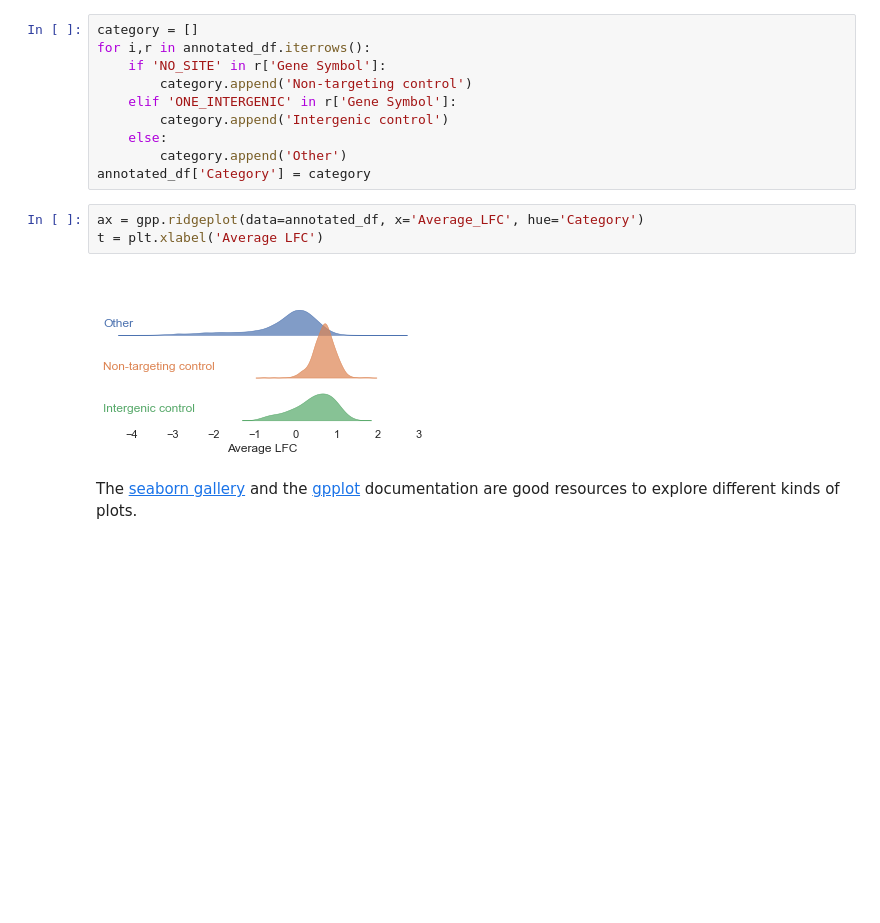
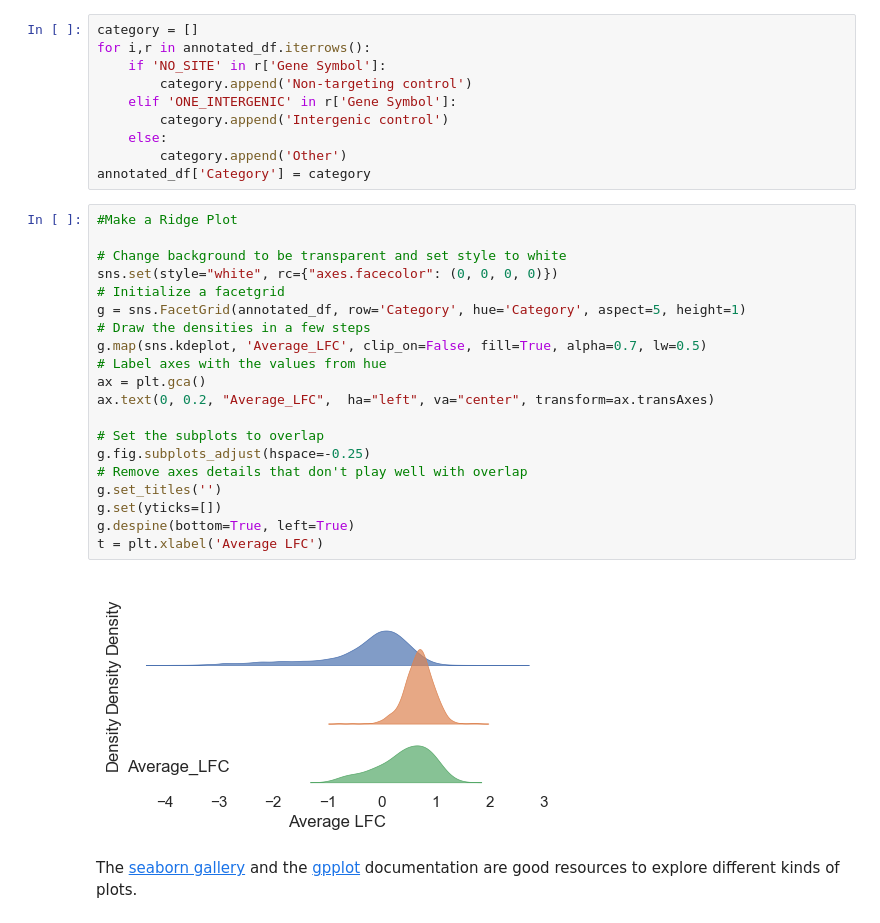
Before and after one commit to broadinstitute/computational-resources, a Jupyter notebook: 02_Data_Analysis_with_Python/02_Visualization/Visualization_Packages.ipynb, the cells around one changed output. Drawn from its saved outputs; the diff is of its cells as text; blank space fills up the shorter version.

```diff
--- a/02_Data_Analysis_with_Python/02_Visualization/Visualization_Packages.ipynb
+++ b/02_Data_Analysis_with_Python/02_Visualization/Visualization_Packages.ipynb
@@ -96,11 +96,28 @@ for i,r in annotated_df.iterrows():
     else:
         category.append('Other')
 annotated_df['Category'] = category
-# %%
-ax = gpp.ridgeplot(data=annotated_df, x='Average_LFC', hue='Category')
-t = plt.xlabel('Average LFC')
-# %% [output]
-[figure, removed]
+# %%
+#Make a Ridge Plot
+
+# Change background to be transparent and set style to white
+sns.set(style="white", rc={"axes.facecolor": (0, 0, 0, 0)})
+# Initialize a facetgrid
+g = sns.FacetGrid(annotated_df, row='Category', hue='Category', aspect=5, height=1)
+# Draw the densities in a few steps
+g.map(sns.kdeplot, 'Average_LFC', clip_on=False, fill=True, alpha=0.7, lw=0.5)
+# Label axes with the values from hue
+ax = plt.gca()
+ax.text(0, 0.2, "Average_LFC",  ha="left", va="center", transform=ax.transAxes)
+
+# Set the subplots to overlap
+g.fig.subplots_adjust(hspace=-0.25)
+# Remove axes details that don't play well with overlap
+g.set_titles('')
+g.set(yticks=[])
+g.despine(bottom=True, left=True)
+t = plt.xlabel('Average LFC')
+# %% [output]
+[figure, added]
 # %% [markdown]
 The [seaborn gallery](https://seaborn.pydata.org/examples/index.html) and the [gpplot](https://gpplot.readthedocs.io/en/latest/)
 documentation are good resources to explore different kinds of plots.
```
Also changed, not shown: parts of 3 cells of this notebook.
